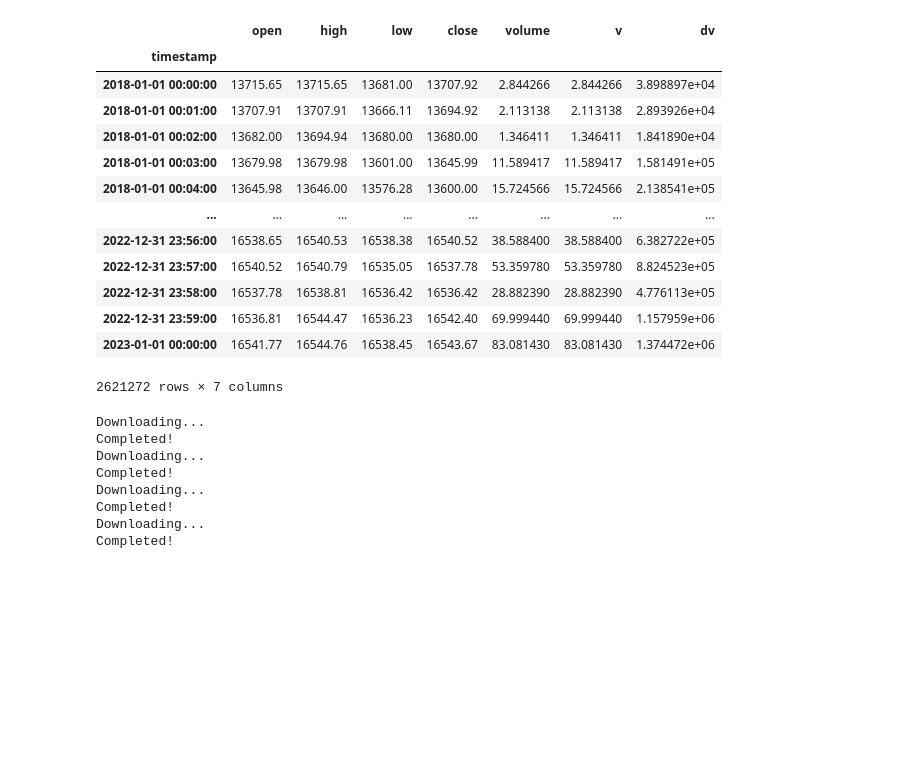
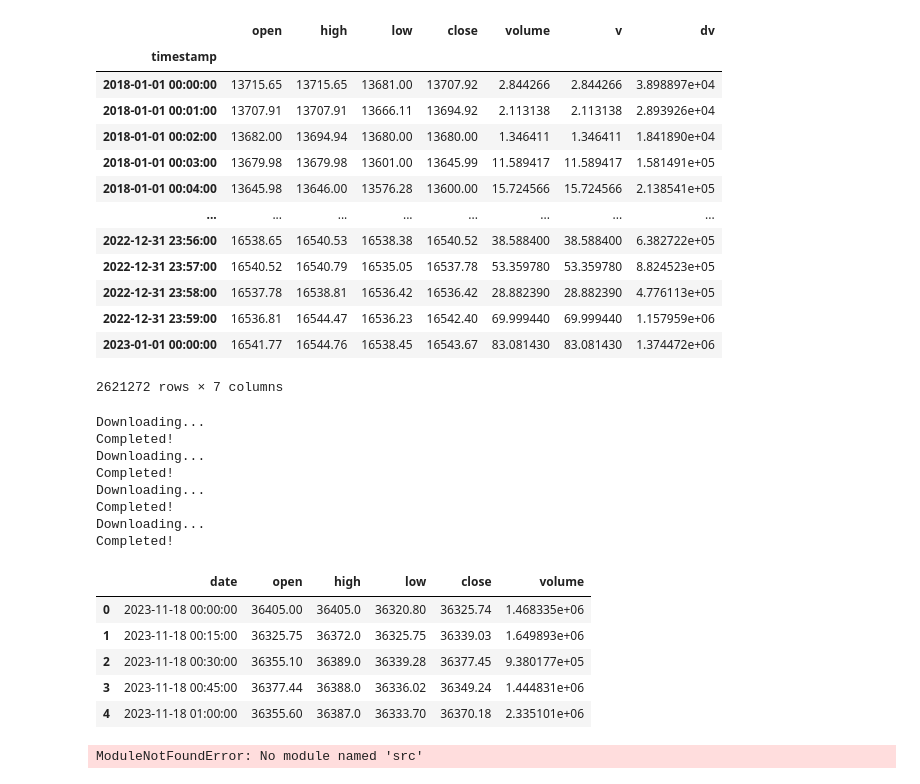
Before and after one commit to baobach/Algo-Trading-Binance, a Jupyter notebook: research/eda.ipynb, the cells around one changed output. Cells and saved outputs as stored; diff of their text form; code cells hidden in the pictures; blank space fills up the shorter version.

```diff
--- a/research/eda.ipynb
+++ b/research/eda.ipynb
@@ -377,3 +371,13 @@ bnb_1min = compute_v_dv(bnb_1min)
 eth_1min = compute_v_dv(eth_1min)
 sol_1min = compute_v_dv(sol_1min)
 xrp_1min = compute_v_dv(xrp_1min)
+# %%
+data = pd.read_csv('../data/BTCUSD_15min.csv')
+data.head()
+# %% [output]
+|  | date | open | high | low | close | volume |
+| 0 | 2023-11-18 00:00:00 | 36405.00 | 36405.0 | 36320.80 | 36325.74 | 1.468335e+06 |
+| 1 | 2023-11-18 00:15:00 | 36325.75 | 36372.0 | 36325.75 | 36339.03 | 1.649893e+06 |
+| 2 | 2023-11-18 00:30:00 | 36355.10 | 36389.0 | 36339.28 | 36377.45 | 9.380177e+05 |
+| 3 | 2023-11-18 00:45:00 | 36377.44 | 36388.0 | 36336.02 | 36349.24 | 1.444831e+06 |
+| 4 | 2023-11-18 01:00:00 | 36355.60 | 36387.0 | 36333.70 | 36370.18 | 2.335101e+06 |
@@ -379,0 +388,6 @@ xrp_1min = compute_v_dv(xrp_1min)
+# %%
+import sys
+sys.path.append("/Users/baobach/Algo-Trading-Binance")
+from src.historical import BinanceAPI
+# %% [output]
+ModuleNotFoundError: No module named 'src'
```
Also changed, not shown: parts of 4 cells of this notebook, 6 other files.
